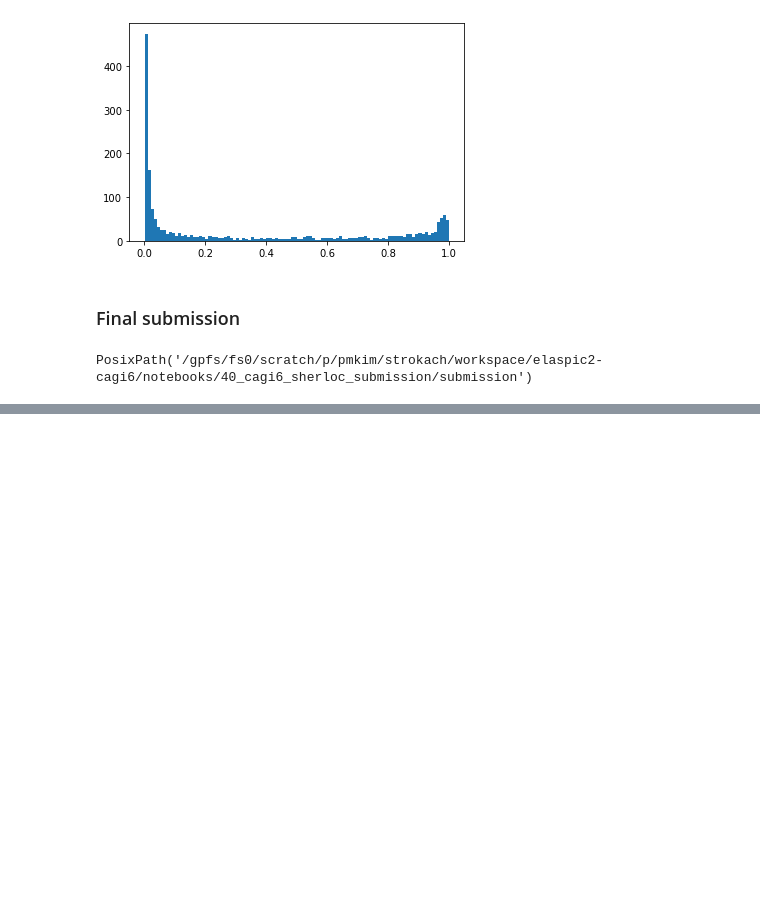
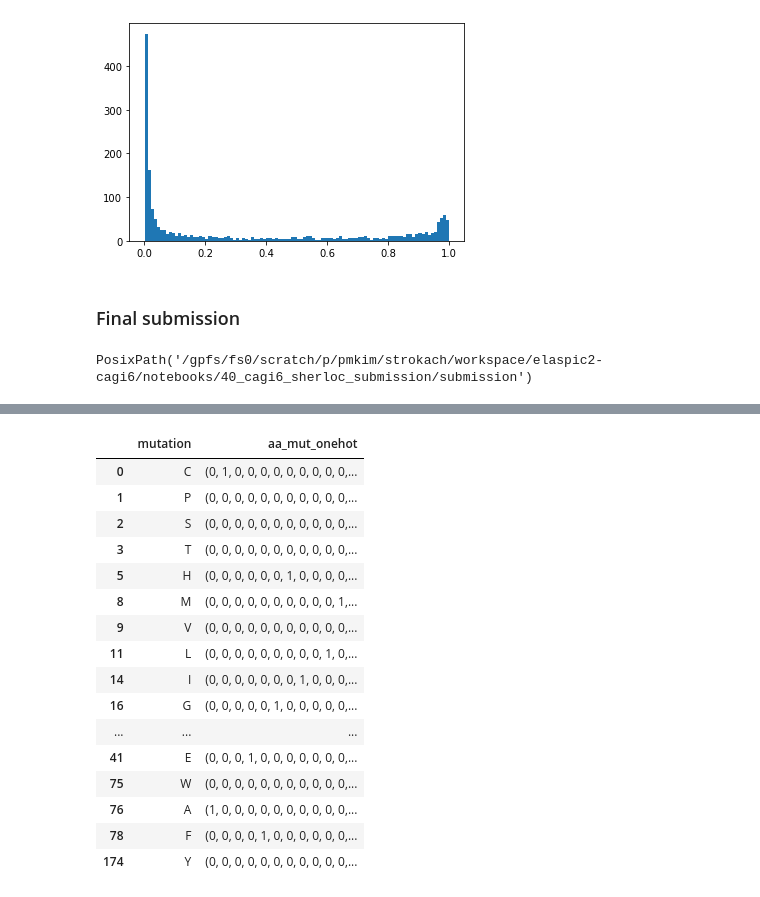
Before and after one commit to elaspic/cagi6-submission, a Jupyter notebook: notebooks/40_cagi6_sherloc_submission.ipynb, the cells around one changed output, grey strips where cells are left out. Cells and saved outputs as stored; diff of their text form; code cells hidden in the pictures; blank space fills up the shorter version.

```diff
--- a/notebooks/40_cagi6_sherloc_submission.ipynb
+++ b/notebooks/40_cagi6_sherloc_submission.ipynb
@@ -567,0 +623,26 @@ Reweighting submission for rosetta_dg_change.
+# %%
+temp_mut = prediction_df[["mutation", "aa_mut_onehot"]].copy()
+temp_mut["mutation"] = temp_mut["mutation"].str[-1]
+temp_mut["aa_mut_onehot"] = temp_mut["aa_mut_onehot"].apply(tuple)
+temp_mut = temp_mut.drop_duplicates()
+assert len(temp_mut) == 20
+
+temp_mut
+# %% [output]
+|  | mutation | aa_mut_onehot |
+| 0 | C | (0, 1, 0, 0, 0, 0, 0, 0, 0, 0, 0,... |
+| 1 | P | (0, 0, 0, 0, 0, 0, 0, 0, 0, 0, 0,... |
+| 2 | S | (0, 0, 0, 0, 0, 0, 0, 0, 0, 0, 0,... |
+| 3 | T | (0, 0, 0, 0, 0, 0, 0, 0, 0, 0, 0,... |
+| 5 | H | (0, 0, 0, 0, 0, 0, 1, 0, 0, 0, 0,... |
+| 8 | M | (0, 0, 0, 0, 0, 0, 0, 0, 0, 0, 1,... |
+| 9 | V | (0, 0, 0, 0, 0, 0, 0, 0, 0, 0, 0,... |
+| 11 | L | (0, 0, 0, 0, 0, 0, 0, 0, 0, 1, 0,... |
+| 14 | I | (0, 0, 0, 0, 0, 0, 0, 1, 0, 0, 0,... |
+| 16 | G | (0, 0, 0, 0, 0, 1, 0, 0, 0, 0, 0,... |
+| ... | ... | ... |
+| 41 | E | (0, 0, 0, 1, 0, 0, 0, 0, 0, 0, 0,... |
+| 75 | W | (0, 0, 0, 0, 0, 0, 0, 0, 0, 0, 0,... |
+| 76 | A | (1, 0, 0, 0, 0, 0, 0, 0, 0, 0, 0,... |
+| 78 | F | (0, 0, 0, 0, 1, 0, 0, 0, 0, 0, 0,... |
+| 174 | Y | (0, 0, 0, 0, 0, 0, 0, 0, 0, 0, 0,... |
```
Also changed, not shown: parts of 16 cells of this notebook.
